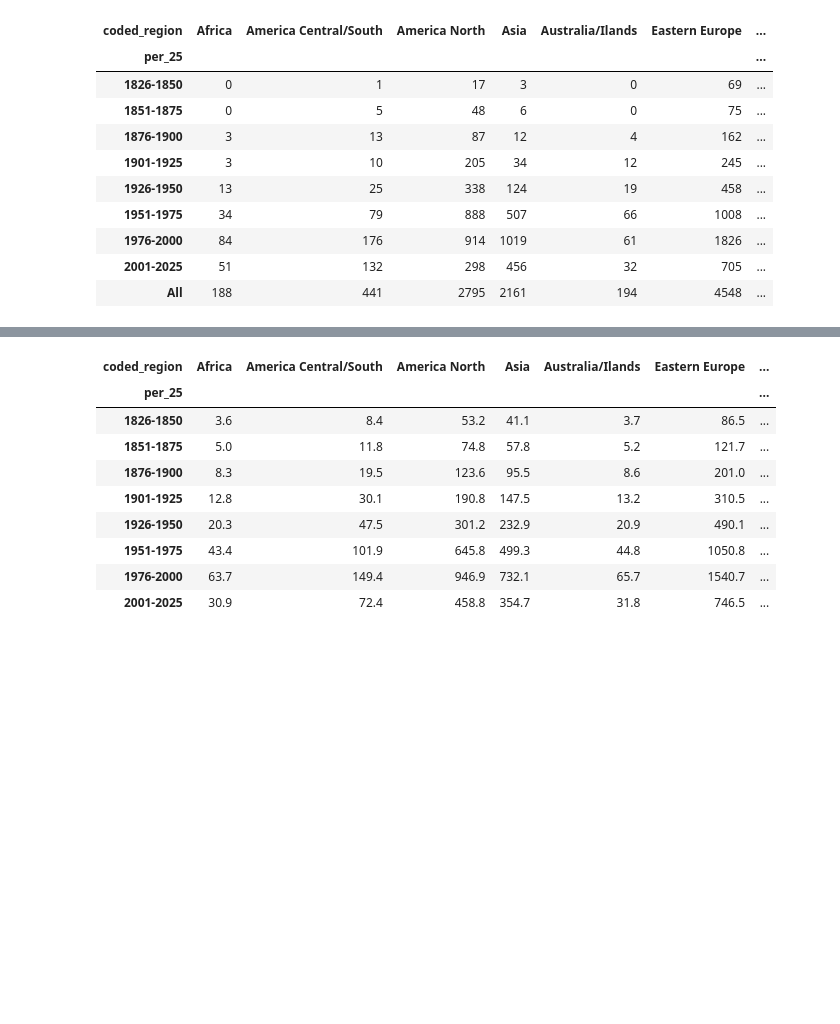
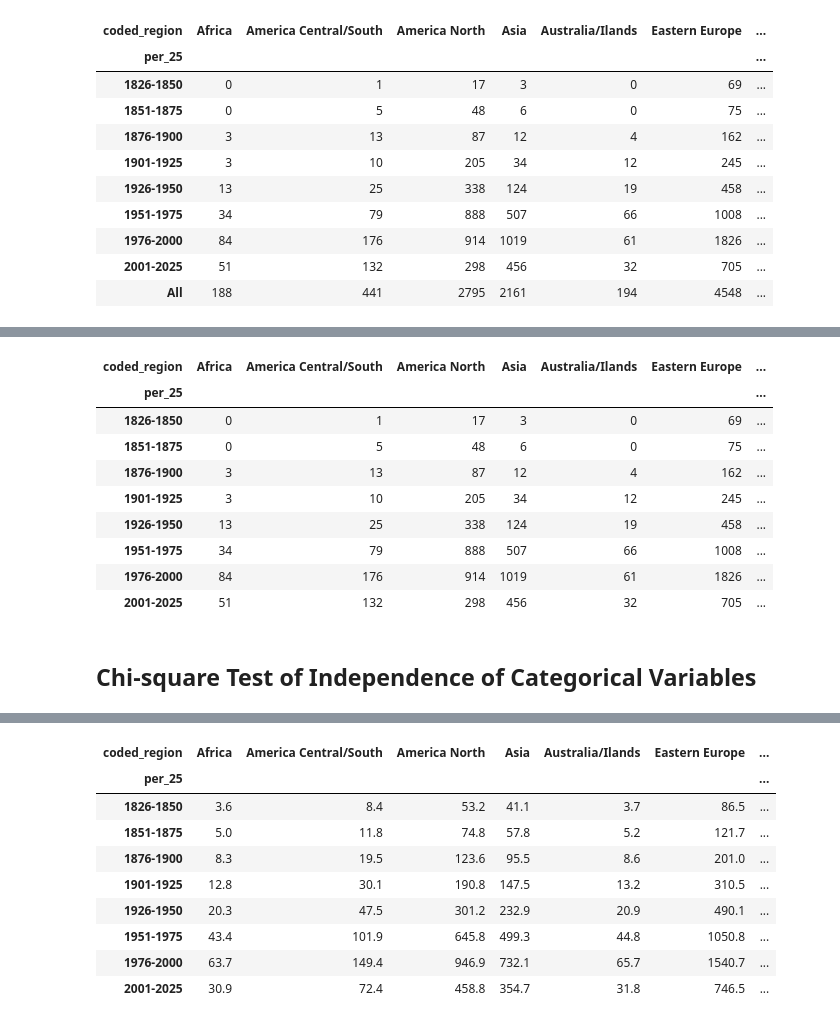
Before and after one commit to Sciences-historiques-numeriques/astronomers, a Jupyter notebook: notebooks_jupyter/wikidata_exploration/da3_distribution_continents_triplestore.ipynb, the cells around one changed output, grey strips where cells are left out. Cells and saved outputs as stored; diff of their text form; code cells hidden in the pictures; blank space fills up the shorter version.

```diff
--- a/notebooks_jupyter/wikidata_exploration/da3_distribution_continents_triplestore.ipynb
+++ b/notebooks_jupyter/wikidata_exploration/da3_distribution_continents_triplestore.ipynb
@@ -332,4 +350,17 @@ per_vs_region
 # %%
-### All the period but with less regions
-# X_reg_all_period = per_vs_region.loc[:, per_vs_region.iloc[-1] > 500].iloc[:-1, :-1 ]
+### But we keep here all the information
 X_reg_all_period = per_vs_region.iloc[:-1, :-1 ]
+X_reg_all_period
+# %% [output]
+| coded_region | Africa | America Central/South | America North | Asia | Australia/Ilands | Eastern Europe | ... |
+| per_25 |  |  |  |  |  |  | ... |
+| 1826-1850 | 0 | 1 | 17 | 3 | 0 | 69 | ... |
+| 1851-1875 | 0 | 5 | 48 | 6 | 0 | 75 | ... |
+| 1876-1900 | 3 | 13 | 87 | 12 | 4 | 162 | ... |
+| 1901-1925 | 3 | 10 | 205 | 34 | 12 | 245 | ... |
+| 1926-1950 | 13 | 25 | 338 | 124 | 19 | 458 | ... |
+| 1951-1975 | 34 | 79 | 888 | 507 | 66 | 1008 | ... |
+| 1976-2000 | 84 | 176 | 914 | 1019 | 61 | 1826 | ... |
+| 2001-2025 | 51 | 132 | 298 | 456 | 32 | 705 | ... |
+# %% [markdown]
+## Chi-square Test of Independence of Categorical Variables
```
Also changed, not shown: parts of 21 cells of this notebook.
